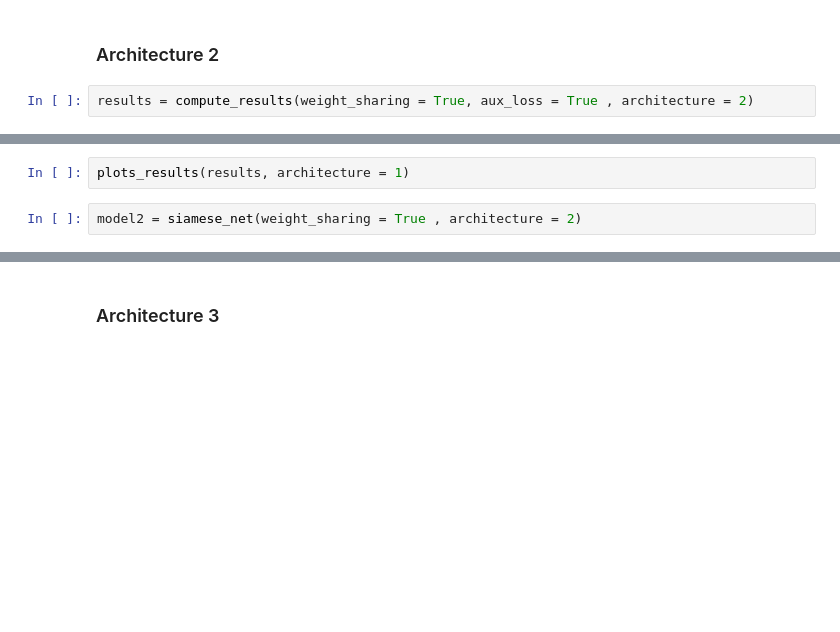
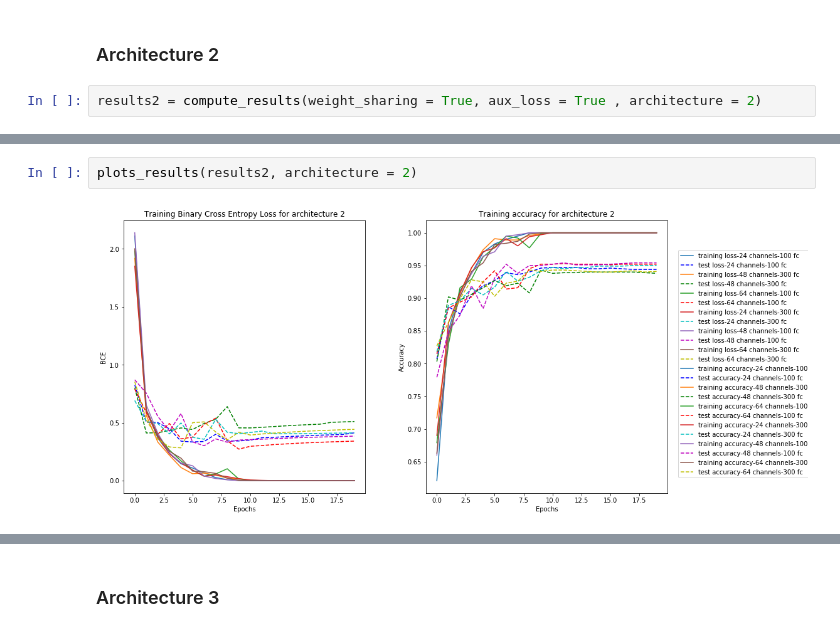
Before and after one commit to hm-haitham/DeepLearning, a Jupyter notebook: project_1/deep_learning_1_vRC.ipynb, the cells around one changed output, grey strips where cells are left out. Saved outputs shown, nothing was run; the diff lists cells and outputs as text; blank space fills up the shorter version.

```diff
--- a/project_1/deep_learning_1_vRC.ipynb
+++ b/project_1/deep_learning_1_vRC.ipynb
@@ -364,4 +368,4 @@ plots_results(results, architecture = 1)
 # %% [markdown]
 ### Architecture 2
 # %%
-results = compute_results(weight_sharing = True, aux_loss = True , architecture = 2)
+results2 = compute_results(weight_sharing = True, aux_loss = True , architecture = 2)
@@ -368,4 +390,4 @@ results = compute_results(weight_sharing = True, aux_loss = True , architecture
 # %%
-plots_results(results, architecture = 1)
+plots_results(results2, architecture = 2)
+# %% [output]
+[figure, added]
-# %%
-model2 = siamese_net(weight_sharing = True , architecture = 2)
```
Also changed, not shown: parts of 21 cells of this notebook, 1 other file.
